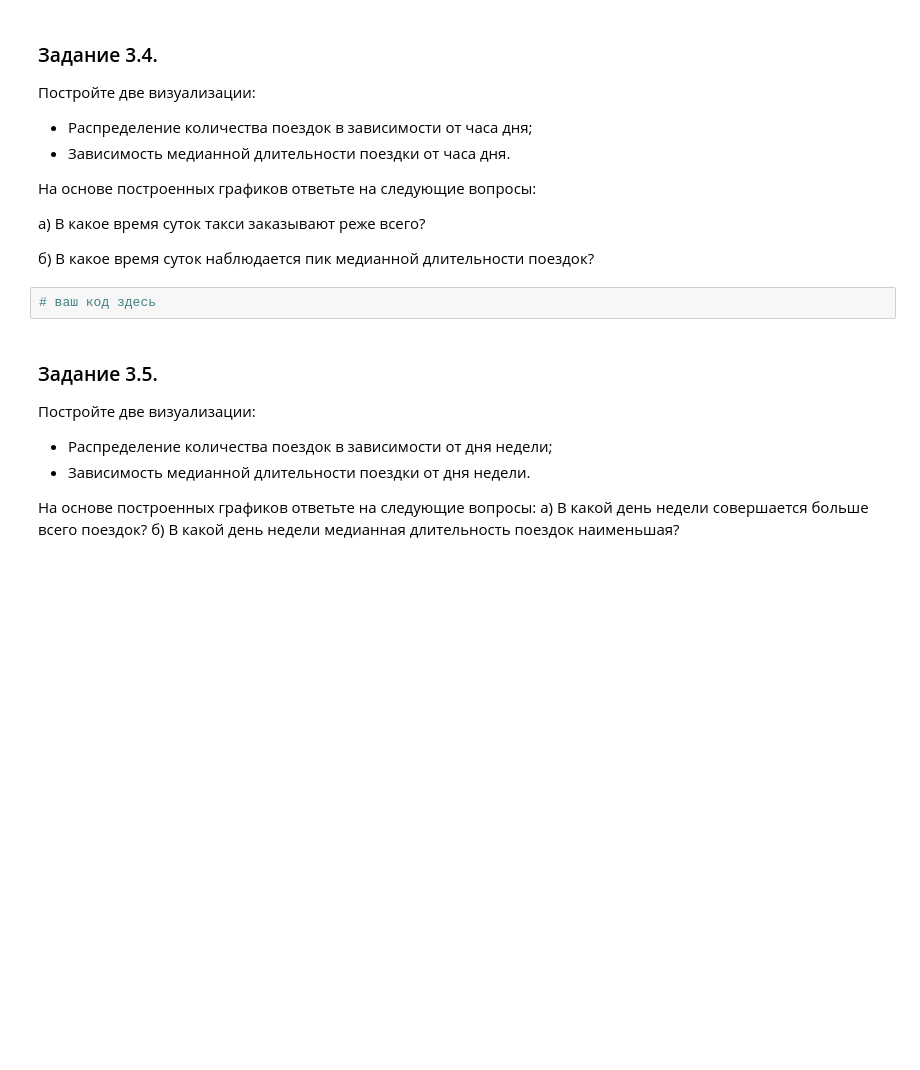
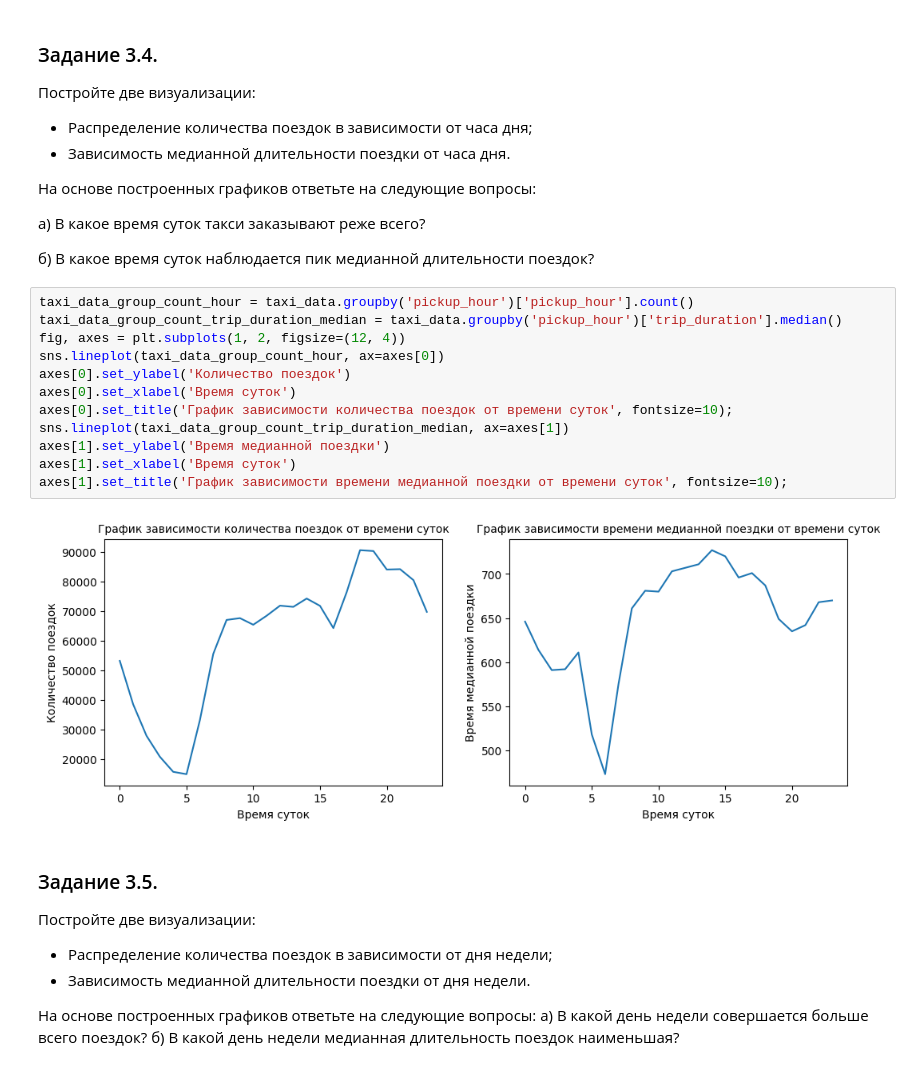
Before and after one commit to AlexKosuhin/SF_data_science, a Jupyter notebook: Проекты/Project-5._Ноутбук-шаблон.ipynb, the cells around one changed output. Drawn from its saved outputs; the diff is of its cells as text; blank space fills up the shorter version.

```diff
--- a/Проекты/Project-5._Ноутбук-шаблон.ipynb
+++ b/Проекты/Project-5._Ноутбук-шаблон.ipynb
@@ -518,8 +521,20 @@ axes[1].set_xlabel('Значение признака trip_duration_log');
 а) В какое время суток такси заказывают реже всего?
 
 б) В какое время суток наблюдается пик медианной длительности поездок?
-# %%
-# ваш код здесь
+# %%
+taxi_data_group_count_hour = taxi_data.groupby('pickup_hour')['pickup_hour'].count()
+taxi_data_group_count_trip_duration_median = taxi_data.groupby('pickup_hour')['trip_duration'].median()
+fig, axes = plt.subplots(1, 2, figsize=(12, 4))
+sns.lineplot(taxi_data_group_count_hour, ax=axes[0])
+axes[0].set_ylabel('Количество поездок')
+axes[0].set_xlabel('Время суток')
+axes[0].set_title('График зависимости количества поездок от времени суток', fontsize=10);
+sns.lineplot(taxi_data_group_count_trip_duration_median, ax=axes[1])
+axes[1].set_ylabel('Время медианной поездки')
+axes[1].set_xlabel('Время суток')
+axes[1].set_title('График зависимости времени медианной поездки от времени суток', fontsize=10);
+# %% [output]
+[figure, added]
 # %% [markdown]
 ### Задание 3.5.
 Постройте две визуализации:
```
Also changed, not shown: parts of 37 cells of this notebook.
